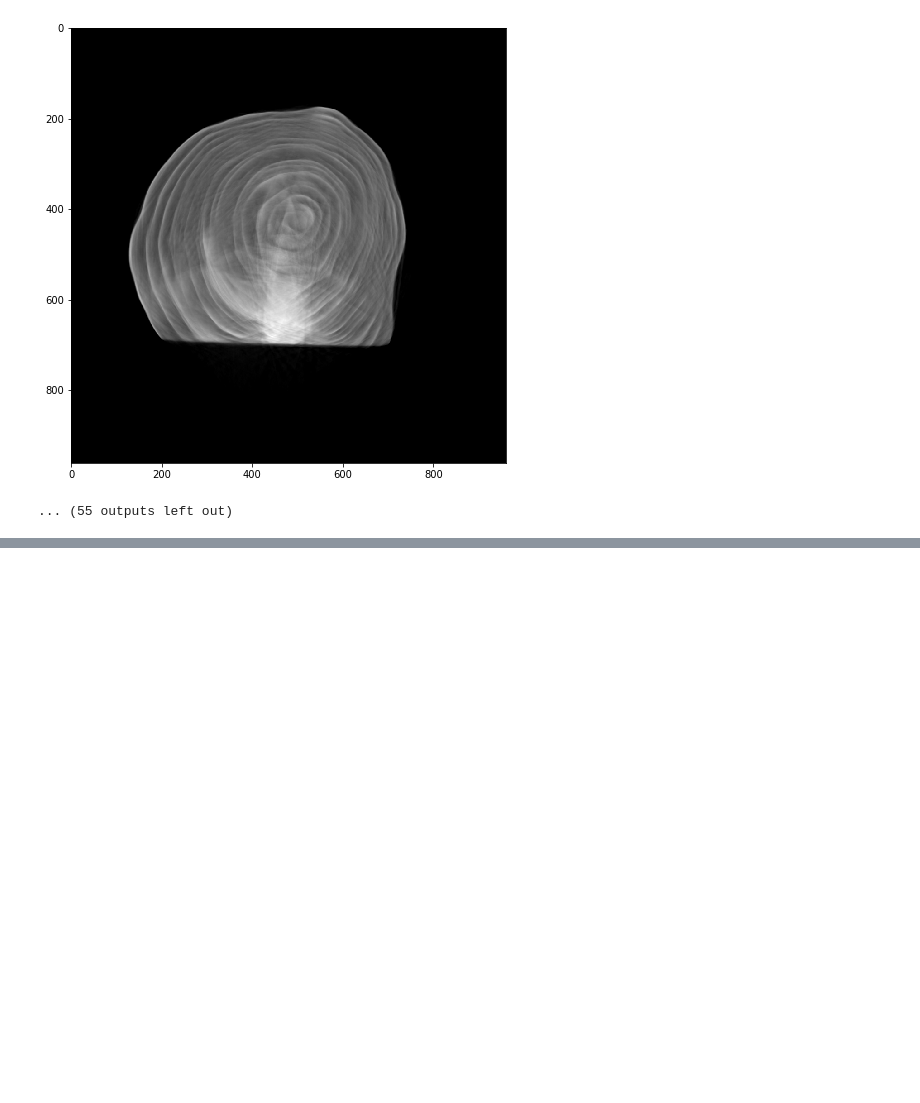
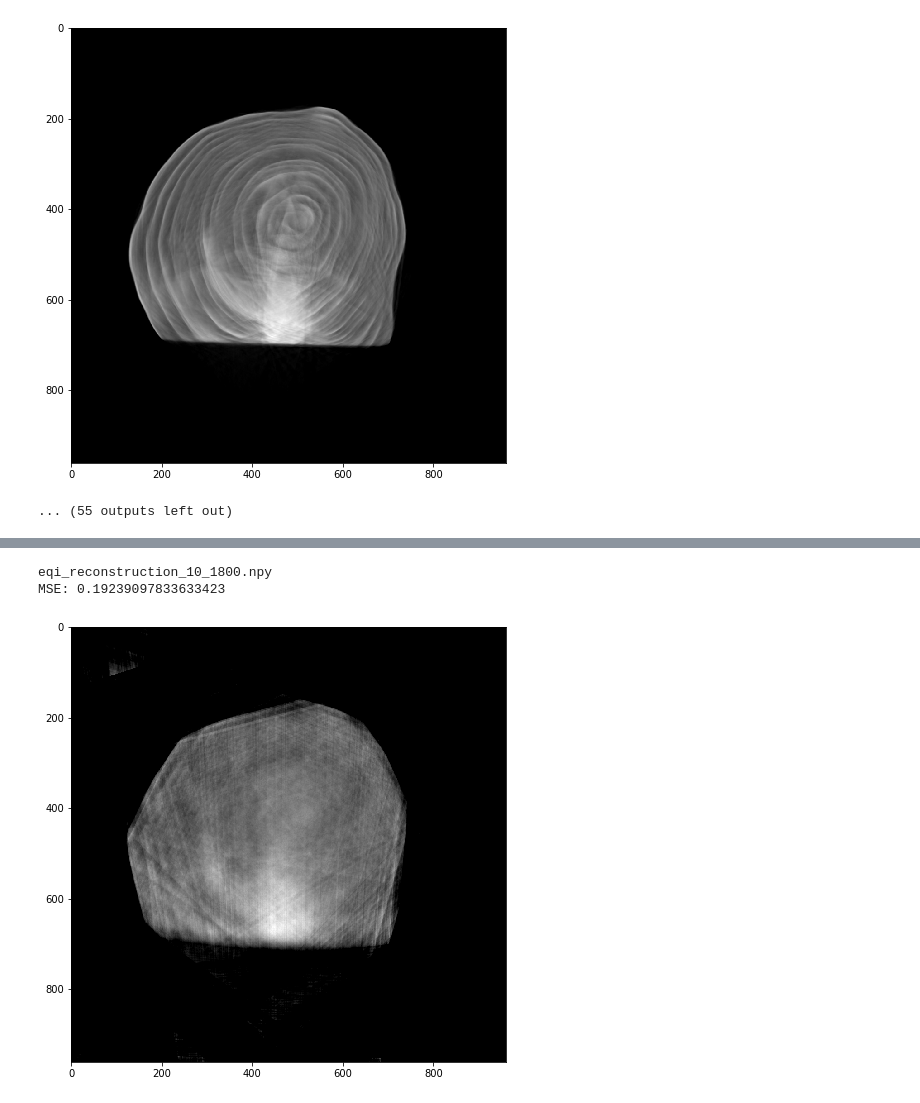
Before and after one commit to ZhaoqiangShen/computed_tomography, a Jupyter notebook: TV_inpaint.ipynb, the cells around one changed output, grey strips where cells are left out. Cells and saved outputs as stored; diff of their text form; code cells hidden in the pictures; blank space fills up the shorter version.

```diff
--- a/TV_inpaint.ipynb
+++ b/TV_inpaint.ipynb
@@ -57,0 +61,6 @@ dtype('float32')
+# %%
+load_and_show('eqi_reconstruction_10_1800.npy', compare_to=full_reconstrction)
+# %% [output]
+eqi_reconstruction_10_1800.npy
+MSE: 0.19239097833633423
+[figure, added]
```
Also changed, not shown: parts of 3 cells of this notebook, 6 other files.
